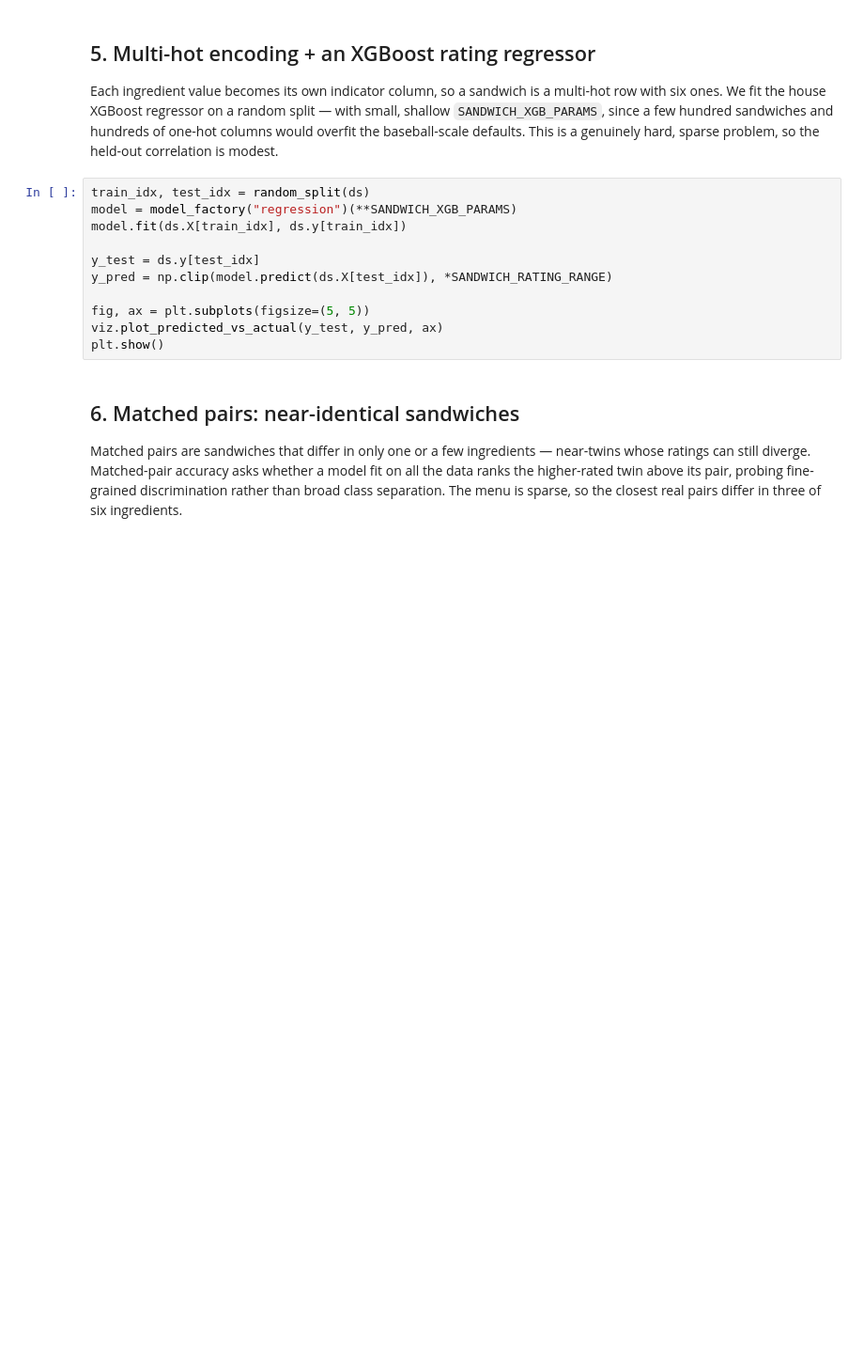
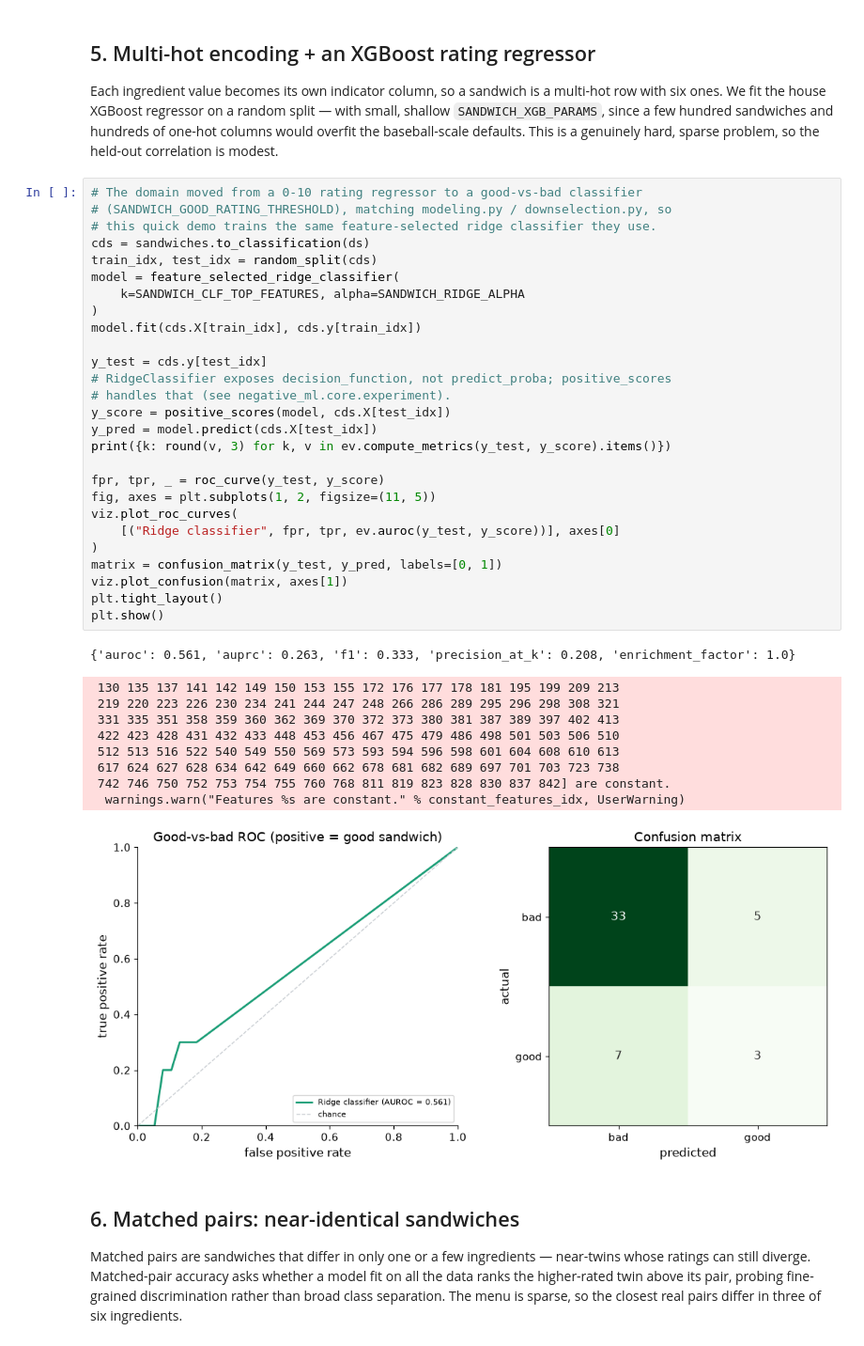
Before and after one commit to jackievaleri/negative_ml, a Jupyter notebook: notebooks/03_sandwiches_eda.ipynb, the cells around one changed output. Shown at 94% size. Saved outputs shown, nothing was run; the diff lists cells and outputs as text; blank space fills up the shorter version.

```diff
--- a/notebooks/03_sandwiches_eda.ipynb
+++ b/notebooks/03_sandwiches_eda.ipynb
@@ -86,16 +115,43 @@ house XGBoost regressor on a random split — with small, shallow `SANDWICH_XGB_
 and hundreds of one-hot columns would overfit the baseball-scale defaults. This is a genuinely hard, sparse problem,
 so the held-out correlation is modest.
 # %%
-train_idx, test_idx = random_split(ds)
-model = model_factory("regression")(**SANDWICH_XGB_PARAMS)
-model.fit(ds.X[train_idx], ds.y[train_idx])
+# The domain moved from a 0-10 rating regressor to a good-vs-bad classifier
+# (SANDWICH_GOOD_RATING_THRESHOLD), matching modeling.py / downselection.py, so
+# this quick demo trains the same feature-selected ridge classifier they use.
+cds = sandwiches.to_classification(ds)
+train_idx, test_idx = random_split(cds)
+model = feature_selected_ridge_classifier(
+    k=SANDWICH_CLF_TOP_FEATURES, alpha=SANDWICH_RIDGE_ALPHA
+)
+model.fit(cds.X[train_idx], cds.y[train_idx])
 
-y_test = ds.y[test_idx]
-y_pred = np.clip(model.predict(ds.X[test_idx]), *SANDWICH_RATING_RANGE)
+y_test = cds.y[test_idx]
+# RidgeClassifier exposes decision_function, not predict_proba; positive_scores
+# handles that (see negative_ml.core.experiment).
+y_score = positive_scores(model, cds.X[test_idx])
+y_pred = model.predict(cds.X[test_idx])
+print({k: round(v, 3) for k, v in ev.compute_metrics(y_test, y_score).items()})
 
-fig, ax = plt.subplots(figsize=(5, 5))
-viz.plot_predicted_vs_actual(y_test, y_pred, ax)
+fpr, tpr, _ = roc_curve(y_test, y_score)
+fig, axes = plt.subplots(1, 2, figsize=(11, 5))
+viz.plot_roc_curves(
+    [("Ridge classifier", fpr, tpr, ev.auroc(y_test, y_score))], axes[0]
+)
+matrix = confusion_matrix(y_test, y_pred, labels=[0, 1])
+viz.plot_confusion(matrix, axes[1])
+plt.tight_layout()
 plt.show()
+# %% [output]
+{'auroc': 0.561, 'auprc': 0.263, 'f1': 0.333, 'precision_at_k': 0.208, 'enrichment_factor': 1.0}
+ 130 135 137 141 142 149 150 153 155 172 176 177 178 181 195 199 209 213
+ 219 220 223 226 230 234 241 244 247 248 266 286 289 295 296 298 308 321
+ 331 335 351 358 359 360 362 369 370 372 373 380 381 387 389 397 402 413
+ 422 423 428 431 432 433 448 453 456 467 475 479 486 498 501 503 506 510
+ 512 513 516 522 540 549 550 569 573 593 594 596 598 601 604 608 610 613
+ 617 624 627 628 634 642 649 660 662 678 681 682 689 697 701 703 723 738
+ 742 746 750 752 753 754 755 760 768 811 819 823 828 830 837 842] are constant.
+  warnings.warn("Features %s are constant." % constant_features_idx, UserWarning)
+[figure, added]
 # %% [markdown]
 ## 6. Matched pairs: near-identical sandwiches
 
```
Also changed, not shown: parts of 7 cells of this notebook, 2 other files.
